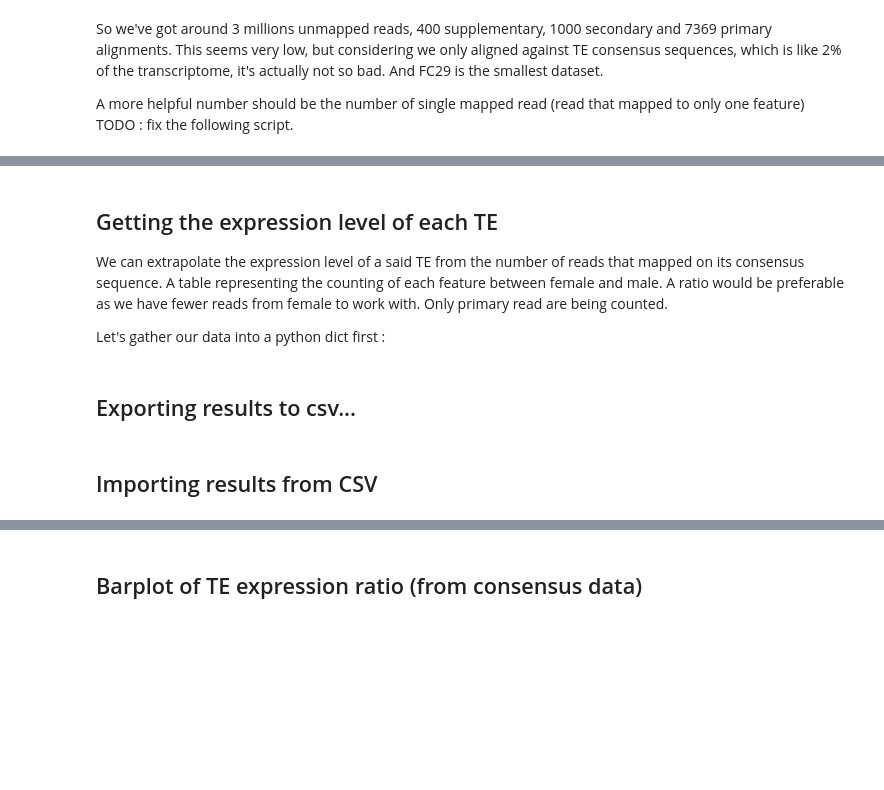
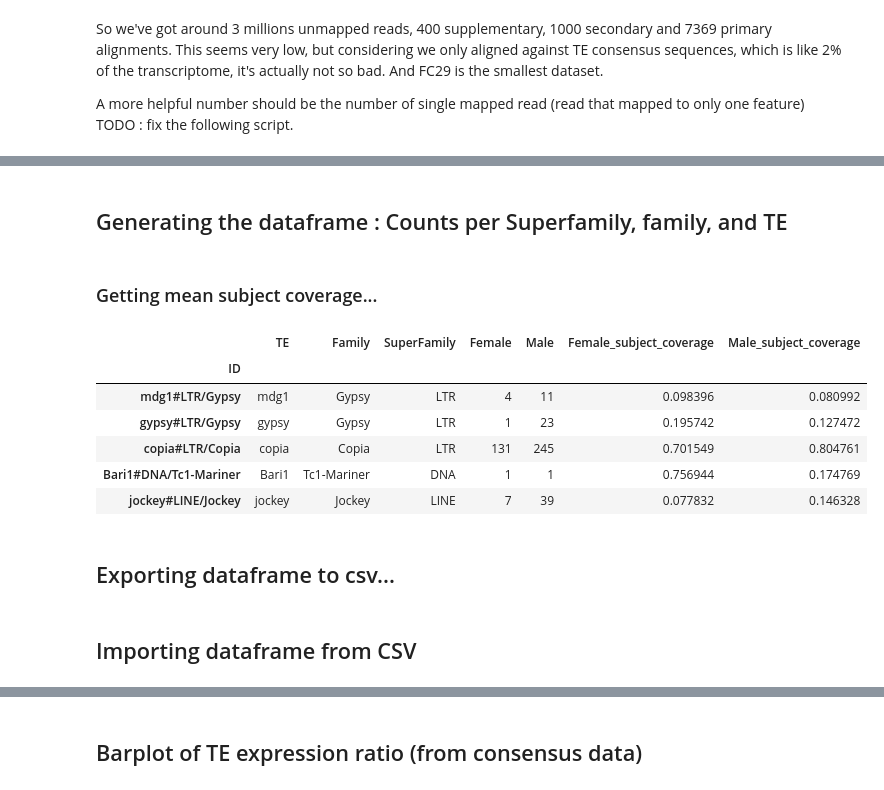
Before and after one commit to EricAmren/goth101_TE_analysis, a Jupyter notebook: cristina_TE_notebook.ipynb, the cells around one changed output, grey strips where cells are left out. Cells and saved outputs as stored; diff of their text form; code cells hidden in the pictures; blank space fills up the shorter version.

Commit message:
Fixed dataframe and cleaned notebook

```diff
--- a/cristina_TE_notebook.ipynb
+++ b/cristina_TE_notebook.ipynb
@@ -97,12 +98,5 @@ FileNotFoundError: [Errno 2] could not open alignment file `data/consensus/bam/F
-# %% [markdown]
-
-
-## Getting the expression level of each TE
-
-We can extrapolate the expression level of a said TE from the number of reads that mapped on its consensus sequence.
-A table representing the counting of each feature between female and male. A ratio would be preferable as we have fewer reads from female to work with. Only primary read are being counted.
-
-Let's gather our data into a python dict first :
+# %% [markdown]
+## Generating the dataframe : Counts per Superfamily, family, and TE
 # %%
 def get_countings_from_bam(bamfile):
     counting_dict = dict()
@@ -114,8 +108,8 @@ def get_countings_from_bam(bamfile):
             counting_dict[ali.reference_name] += 1
     return counting_dict
 
-consensus_counting_female_dict = get_countings_from_bam(FC29_bamfile)
-consensus_counting_male_dict = get_countings_from_bam(FC30_bamfile)
+consensus_counting_female_dict = get_countings_from_bam(FC30_bamfile)
+consensus_counting_male_dict = get_countings_from_bam(FC29_bamfile)
 
 full_consensus_counting_dict = dict()
 for feature in consensus_counting_female_dict:
@@ -139,6 +133,48 @@ for feature, counting in full_consensus_counting_dict.items():
     female_ratio = 0 if counting[0] == 0 else counting[0]/total_count_female
     male_ratio = 0 if counting[1] == 0 else counting[1]/total_count_male
     full_consensus_ratio_dict[feature] = [female_ratio, male_ratio]
+# %% [markdown]
+### Getting mean subject coverage...
+# %%
+def get_TE_mean_subject_coverage(genome_file, bamfile):
+    feature_list = []
+    with open(genome_file, 'r') as genome:
+        for line in genome:
+            if line.startswith(">"):
+                feature_list.append(line[1:].strip())
+    alignments = pysam.AlignmentFile(bamfile)
+
+    feature_lengths_dict = {feature_list[i]: alignments.lengths[i] for i in range(len(feature_list))}
+    TE_subject_coverage = dict()
+    for feature, feature_length in feature_lengths_dict.items():
+        ali_iter = alignments.fetch(feature)
+        subject_coverage_list = []
+        for ali in ali_iter:
+            if not ali.is_secondary and not ali.is_supplementary and not ali.is_unmapped:
+                subject_coverage_list.append(ali.reference_length / feature_length)
+
+        if len(subject_coverage_list) == 0 :
+            TE_subject_coverage[feature] = 0
+        else:
+            mean_subject_coverage = sum(subject_coverage_list) / len(subject_coverage_list)
+            TE_subject_coverage[feature] = mean_subject_coverage
+    return TE_subject_coverage
+
+female_TE_subject_coverage = get_TE_mean_subject_coverage("data/consensus/D_mel_transposon_sequence_set.fa", FC30_bamfile)
+male_TE_subject_coverage = get_TE_mean_subject_coverage("data/consensus/D_mel_transposon_sequence_set.fa", FC29_bamfile)
+
+consensus_counting_df['Female_subject_coverage'] = consensus_counting_df.index.to_series().map(female_TE_subject_coverage)
+consensus_counting_df['Male_subject_coverage'] = consensus_counting_df.index.to_series().map(male_TE_subject_coverage)
+# %%
+consensus_counting_df.head()
+# %% [output]
+|  | TE | Family | SuperFamily | Female | Male | Female_subject_coverage | Male_subject_coverage |
+| ID |  |  |  |  |  |  |  |
+| mdg1#LTR/Gypsy | mdg1 | Gypsy | LTR | 4 | 11 | 0.098396 | 0.080992 |
+| gypsy#LTR/Gypsy | gypsy | Gypsy | LTR | 1 | 23 | 0.195742 | 0.127472 |
+| copia#LTR/Copia | copia | Copia | LTR | 131 | 245 | 0.701549 | 0.804761 |
+| Bari1#DNA/Tc1-Mariner | Bari1 | Tc1-Mariner | DNA | 1 | 1 | 0.756944 | 0.174769 |
+| jockey#LINE/Jockey | jockey | Jockey | LINE | 7 | 39 | 0.077832 | 0.146328 |
 # %% [markdown]
-## Exporting results to csv...
+## Exporting dataframe to csv...
 # %%
@@ -156,7 +187,7 @@ consensus_ratio_df.index.name = "TE"
 
 consensus_ratio_df.to_csv("consensus_TE_ratio.csv")
 # %% [markdown]
-## Importing results from CSV
+## Importing dataframe from CSV
 # %%
 consensus_ratio_df = pd.read_csv("consensus_TE_ratio.csv", index_col="TE")
 consensus_counting_df = pd.read_csv("consensus_counting.csv", index_col="ID")
```
Also changed, not shown: parts of 21 cells of this notebook, 2 other files.
